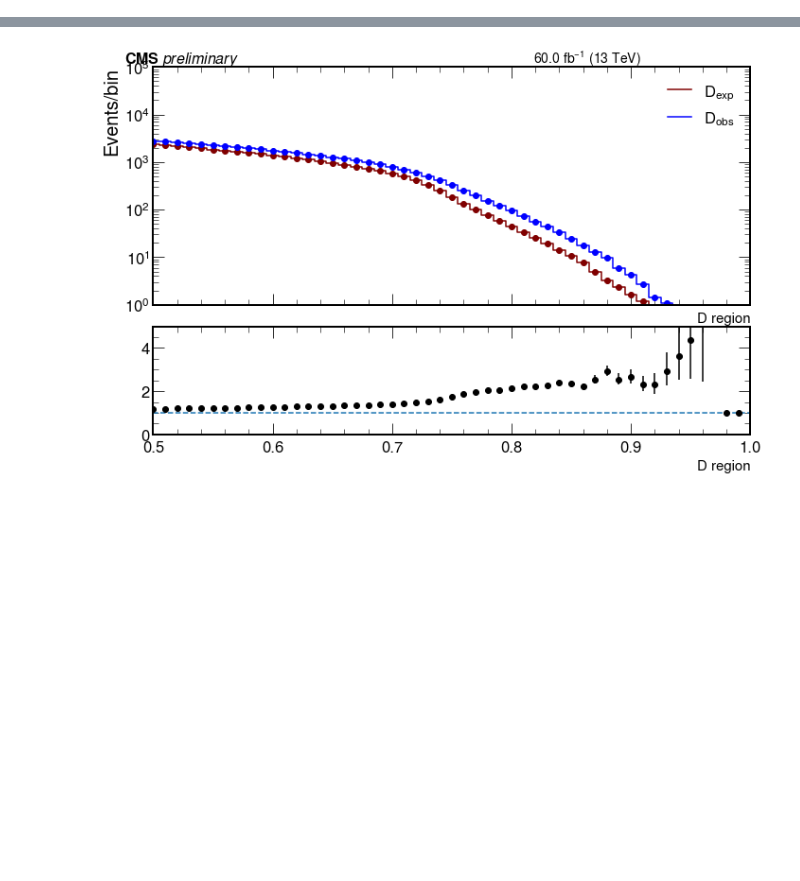
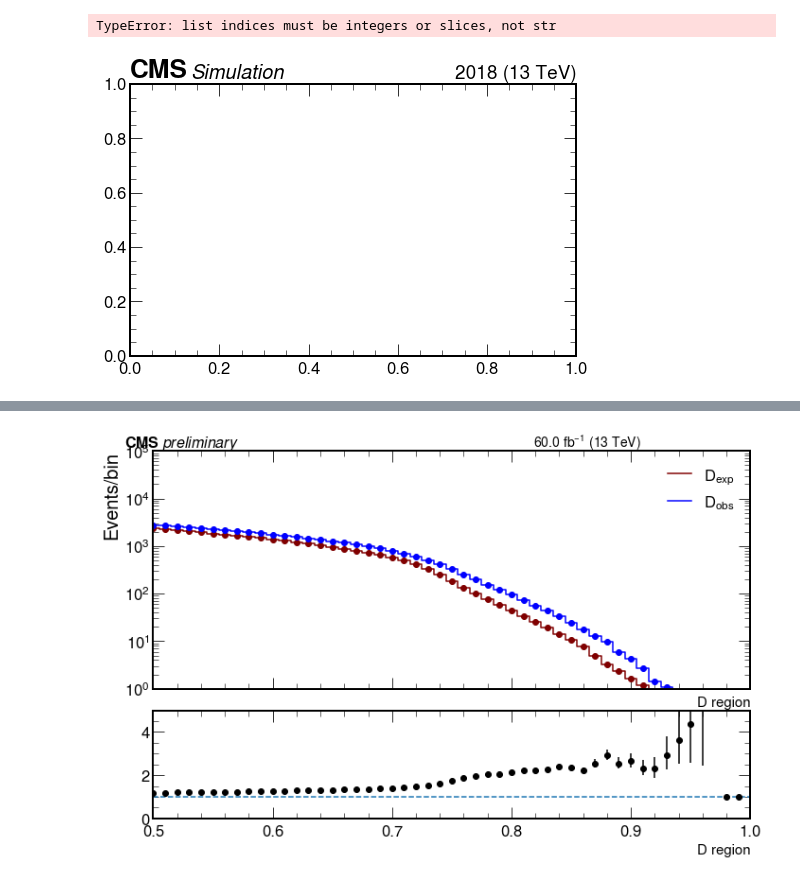
Before and after one commit to SUEPPhysics/SUEPCoffea_dask, a Jupyter notebook: plotting/plot_MC.ipynb, the cells around one changed output, grey strips where cells are left out. Drawn from its saved outputs; the diff is of its cells as text; code cells hidden in the pictures; blank space fills up the shorter version.

```diff
--- a/plotting/plot_MC.ipynb
+++ b/plotting/plot_MC.ipynb
@@ -53,10 +38,25 @@ infile_names = [plotDir+dataset+'_' + input_label + '.pkl' for dataset in datase
 # %%
+def flatten(t):
+    return [item for sublist in t for item in sublist]
+
 # function to load files from pickle
 def openpkl(infile_name):
+    plots=[]
     with (open(infile_name, "rb")) as openfile:
-        plots = pickle.load(openfile)
-        plots.update(pickle.load(openfile))
-    return plots
+        while True:
+            try:
+                plots.append(pickle.load(openfile))
+            except EOFError:
+                break
+    plots2 = flatten(plots)
+    return plots2
+
+# function to load files from pickle
+#def openpkl(infile_name):
+#    with (open(infile_name, "rb")) as openfile:
+#        plots = pickle.load(openfile)
+#        plots.update(pickle.load(openfile))
+#    return plots
 
 default_colors = {
     'QCD': 'midnightblue',
@@ -118,14 +118,18 @@ def combine_bins(x, y, e, n=4):
     return x, y, e
 # %%
 # load files
-SUEP_plots, QCD_plots = {}, {}
+SUEP_plots, QCD_plots, data_plots = {}, {}, {}
 for dataset, infile_name in zip(datasets, infile_names):
     if not os.path.isfile(infile_name):
         print("WARNING:",dataset,"doesn't exist")
         continue
-    print("Loading",dataset)
     if 'SUEP' in dataset:
+        print("Loading SUEP",dataset)
         SUEP_plots[dataset] = openpkl(infile_name)
     if 'QCD' in dataset:
+        print("Loading QCD",dataset)
         QCD_plots[dataset] = openpkl(infile_name)
+    if 'Jet' in dataset:
+        print("Loading data",dataset)
+        data_plots[dataset] = openpkl(infile_name)
 # %% [output]
@@ -170,7 +198,8 @@ Saving plots: ['SUEP_ch_pt']
 # %%
 #### 1D PLOTS
 # this will plot all the 1D plots that are in showlist
-
+savelist=['SUEP_ch_pt']
+showlist=['SUEP_ch_pt']
 # only plot certain SUEP samples
 darkPho = True
 darkPhoHad = False
@@ -186,33 +215,36 @@ for plot_label in showlist:
     if 'D_obs' in plot_label and (not unblind): continue
     if '2D' in plot_label: continue
     save = plot_label in savelist
 
     # define figure, axis on which to plot QCD and SUEP
     fig, ax = plt.subplots(figsize=(8,5))
     hep.cms.label(data=False,year='2018', fontsize=20)
 
     # keep the SUEP hists separate for each sample
     SUEP_hists,SUEP_labels = [],[]
     for sample in list(SUEP_samples_toplot):
         i = find_nth(sample,'+',1)
         SUEP_labels.append(sample[:i])
         SUEP_hists.append(SUEP_plots[sample][plot_label])
 
     # combine the QCD hists
     for i,QCD_sample in enumerate(QCD_plots.keys()):
         if i==0: hQCD = QCD_plots[QCD_sample][plot_label]
         else: hQCD = hQCD + QCD_plots[QCD_sample][plot_label]
 
     # plot QCD, SUEP
     for hSUEP, l in zip(SUEP_hists, SUEP_labels): plot1d(hSUEP, ax, l)
     plot1d(hQCD, ax, 'QCD')
 
     ax.set_yscale('log')
     ax.legend(loc='best', fontsize=10, framealpha=1, facecolor='white', shadow=True)
     fig.tight_layout()
     fig.show()
 
     if save: fig.savefig(output_label + "_" + plot_label + file_ext, bbox_inches='tight')
+# %% [output]
+TypeError: list indices must be integers or slices, not str
+[figure, added]
 # %%
 ### 2D PLOTS
 # makes the 2D plots from showlist
```
Also changed, not shown: parts of 6 cells of this notebook, 10 other files.
